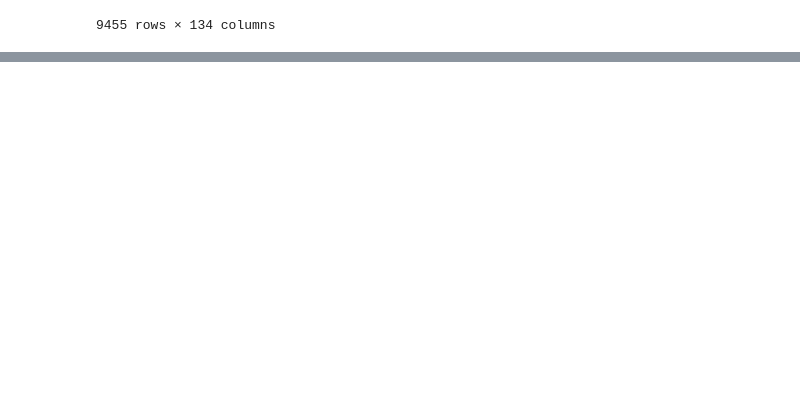
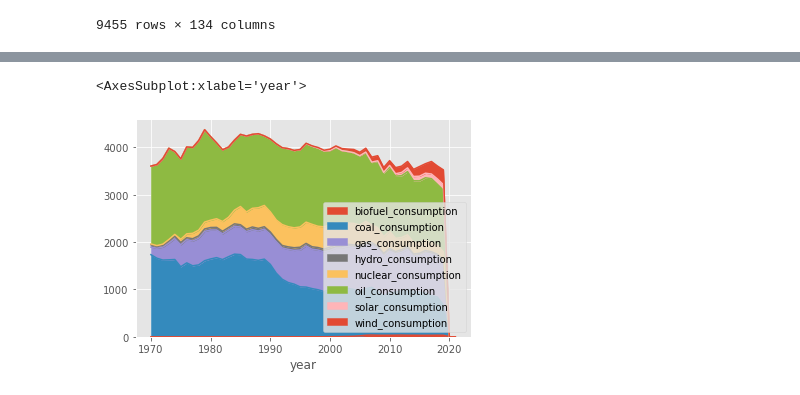
Before and after one commit to mohaeckel/Group_11, a Jupyter notebook: energy_story.ipynb, the cells around one changed output, grey strips where cells are left out. Saved outputs shown, nothing was run; the diff lists cells and outputs as text; code cells hidden in the pictures; blank space fills up the shorter version.

```diff
--- a/energy_story.ipynb
+++ b/energy_story.ipynb
@@ -459,0 +468,6 @@ china.gapminder(1990)
+# %%
+#Use your methods to analyse the evolution of each country's energy mix. Describe briefly what the evolution of the mix is, both totally and relatively.
+demo.consumption_area_plot('Germany', False)
+# %% [output]
+<AxesSubplot:xlabel='year'>
+[figure, added]
```
Also changed, not shown: parts of 20 cells of this notebook, 1 other file.
